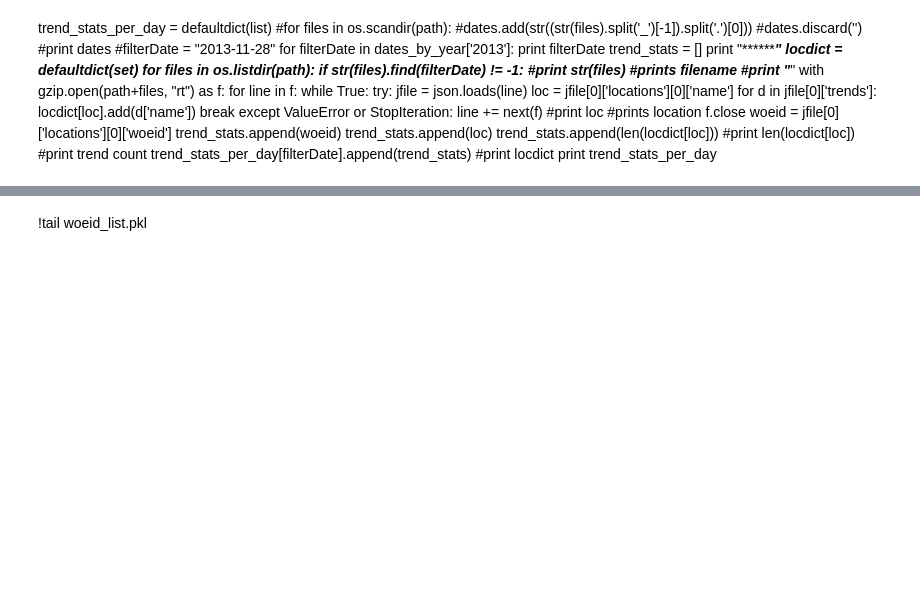
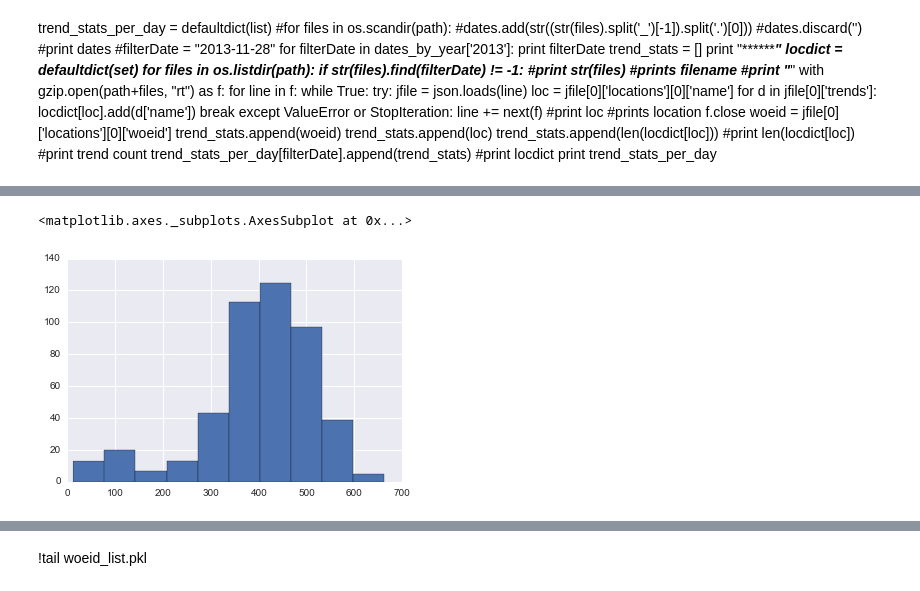
Before and after one commit to vijayhareesh/twitter-trend-connectivity, a Jupyter notebook: midterm.ipynb, the cells around one changed output, grey strips where cells are left out. Saved outputs shown, nothing was run; the diff lists cells and outputs as text; code cells hidden in the pictures; blank space fills up the shorter version.

```diff
--- a/midterm.ipynb
+++ b/midterm.ipynb
@@ -323,0 +364,5 @@ Name: values, dtype: object
+# %%
+df[df['location'] == 'Worldwide']['trend_count'].hist()
+# %% [output]
+<matplotlib.axes._subplots.AxesSubplot at 0x...>
+[figure, added]
```
Also changed, not shown: parts of 20 cells of this notebook, 5 other files.
